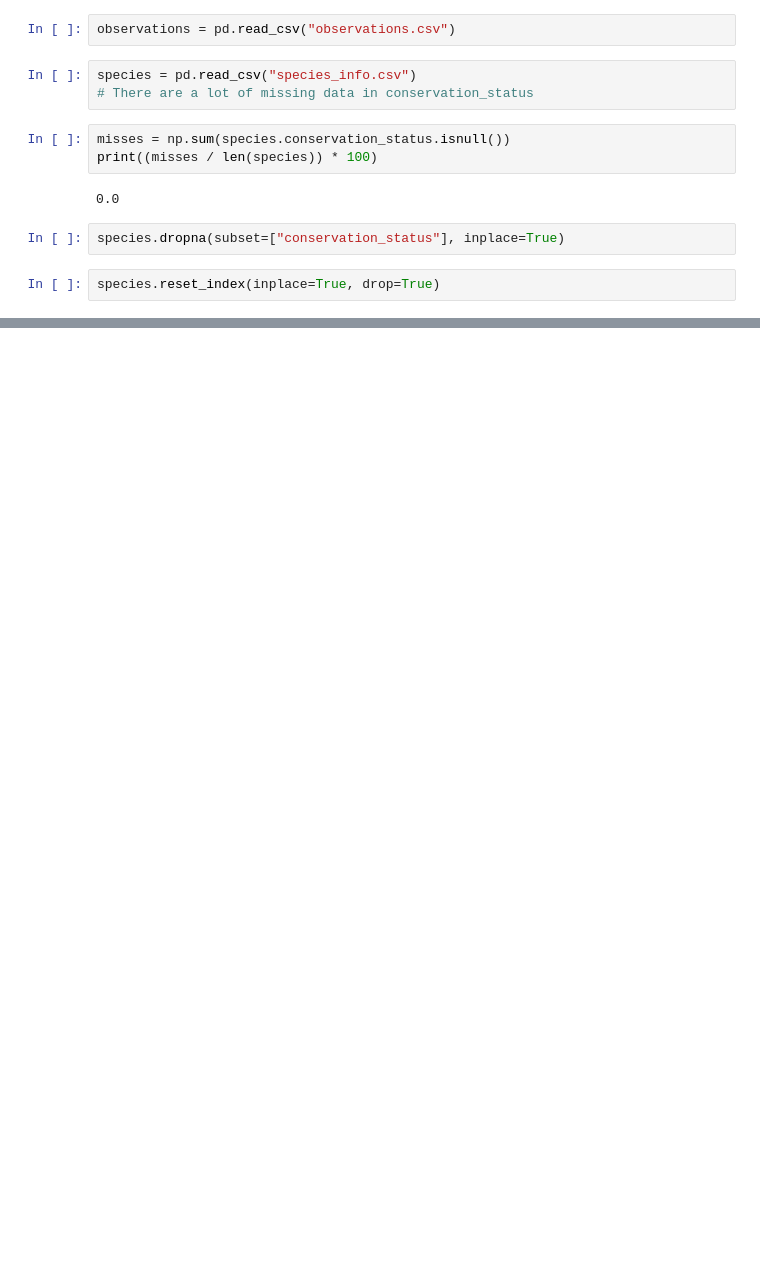
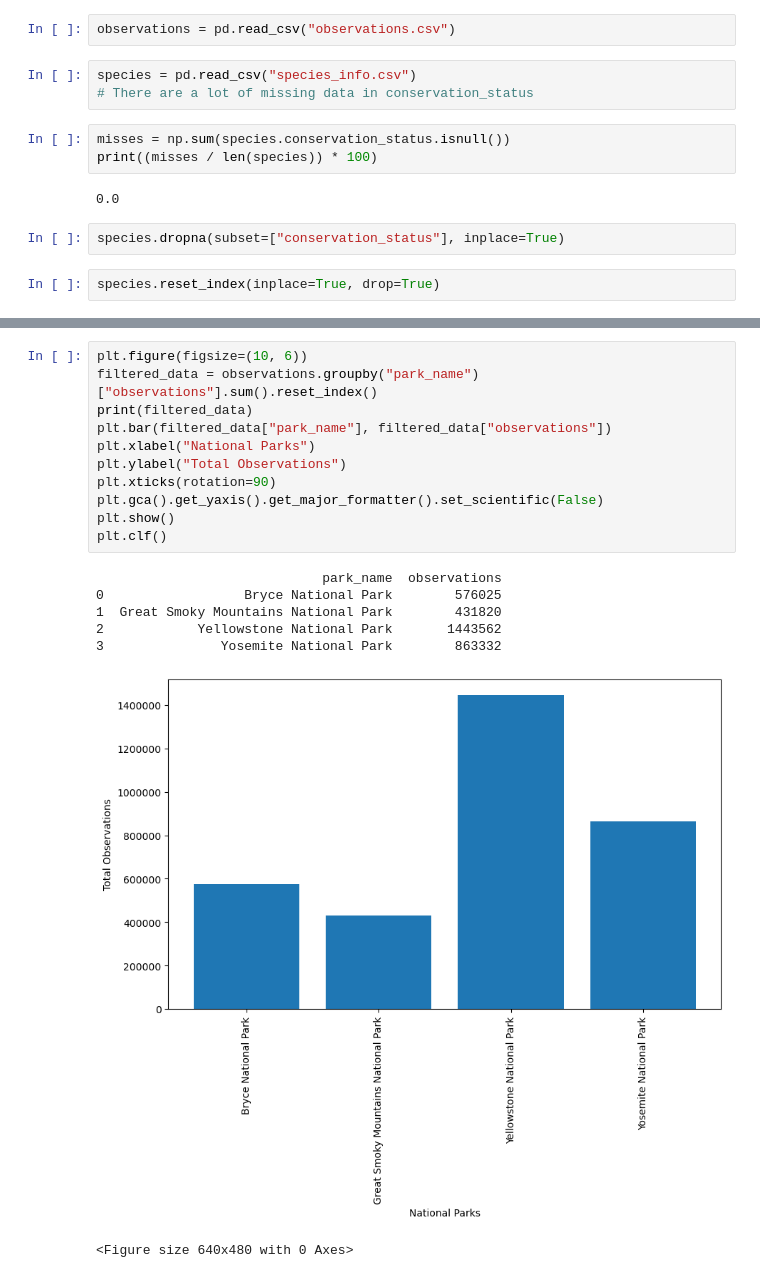
Before and after one commit to 2003salar/biodiversity_in_national_parks, a Jupyter notebook: biodiversity.ipynb, the cells around one changed output, grey strips where cells are left out. Cells and saved outputs as stored; diff of their text form; blank space fills up the shorter version.

```diff
--- a/biodiversity.ipynb
+++ b/biodiversity.ipynb
@@ -27,0 +62,19 @@ array(['Species of Concern', 'Endangered', 'Threatened', 'In Recovery'],
+# %%
+plt.figure(figsize=(10, 6))
+filtered_data = observations.groupby("park_name")["observations"].sum().reset_index()
+print(filtered_data)
+plt.bar(filtered_data["park_name"], filtered_data["observations"])
+plt.xlabel("National Parks")
+plt.ylabel("Total Observations")
+plt.xticks(rotation=90)
+plt.gca().get_yaxis().get_major_formatter().set_scientific(False)
+plt.show()
+plt.clf()
+# %% [output]
+                             park_name  observations
+0                  Bryce National Park        576025
+1  Great Smoky Mountains National Park        431820
+2            Yellowstone National Park       1443562
+3               Yosemite National Park        863332
+[figure, added]
+<Figure size 640x480 with 0 Axes>
```
Also changed, not shown: parts of 7 cells of this notebook, 1 other file.
